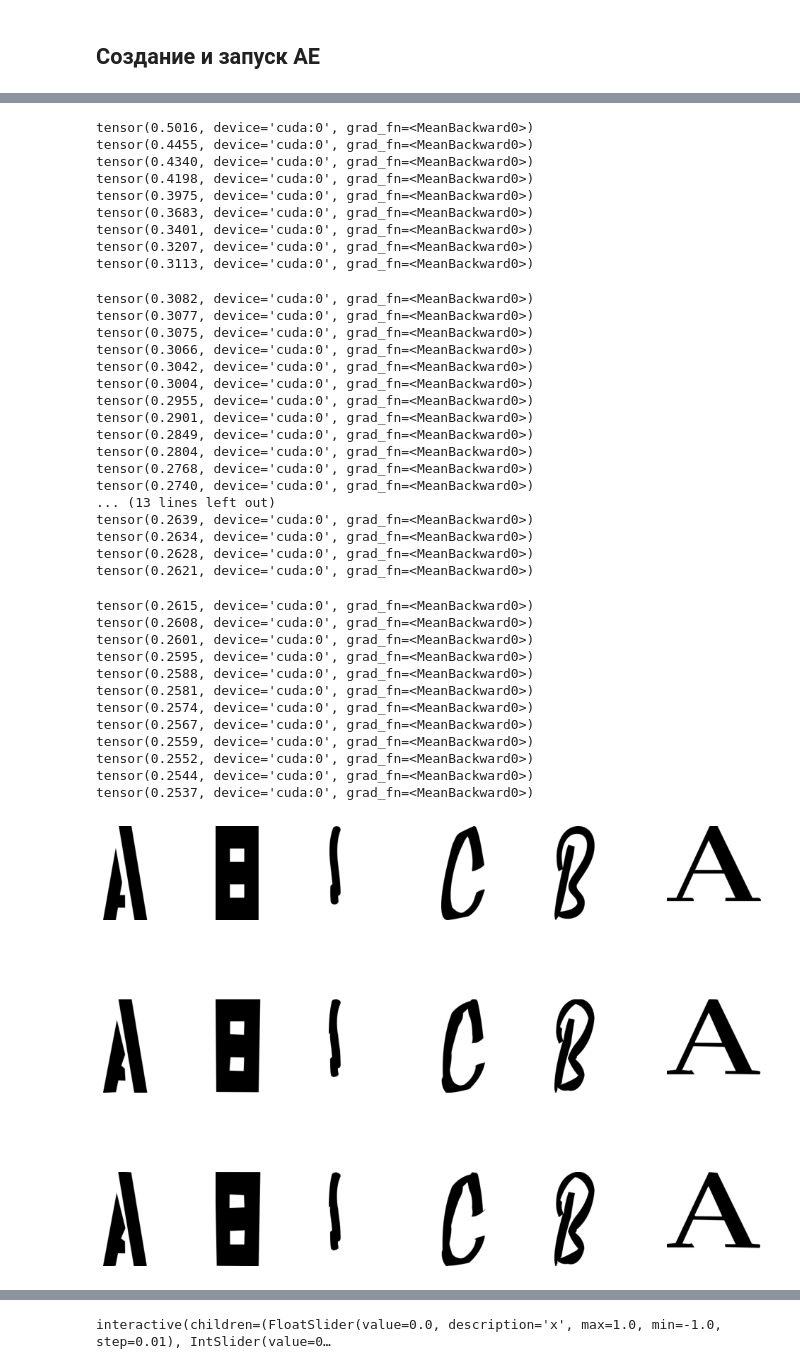
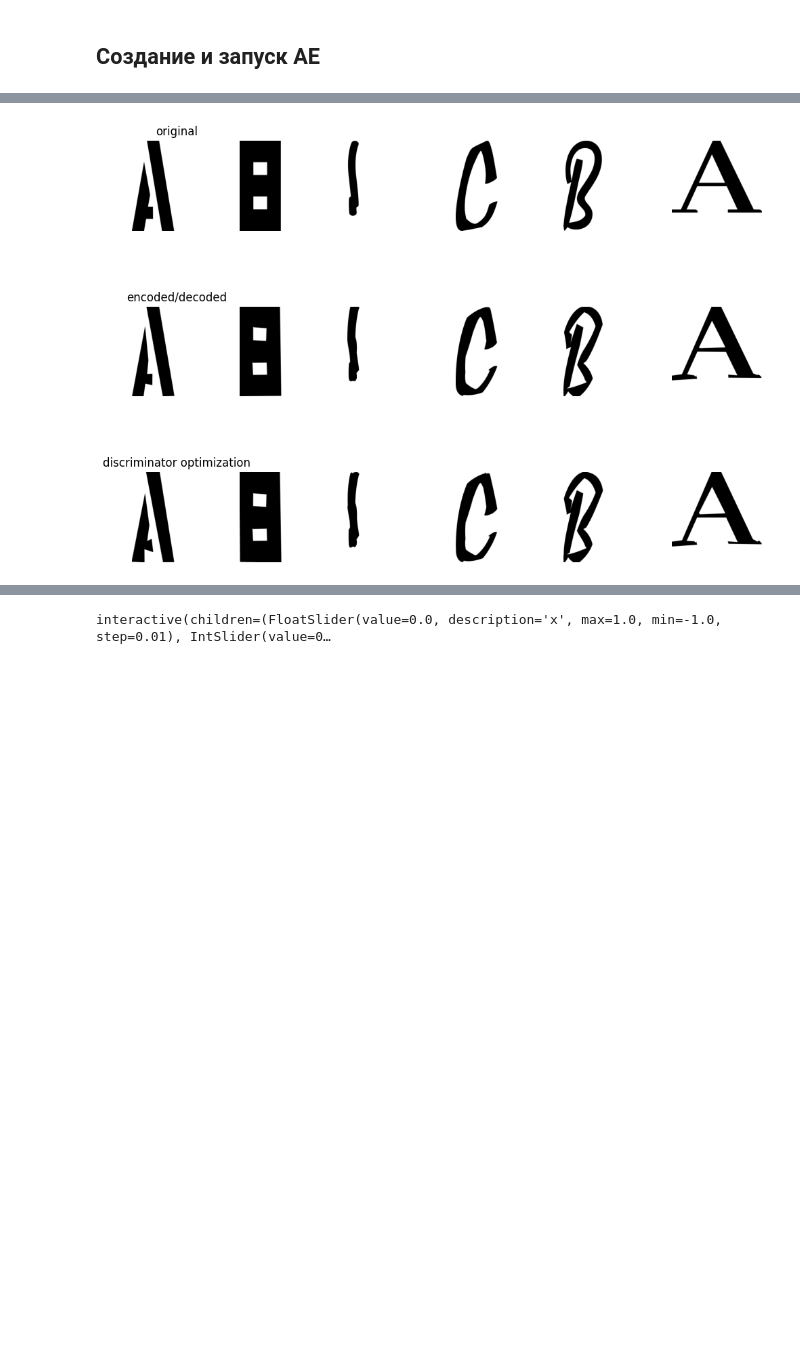
Before and after one commit to flydzen/diploma, a Jupyter notebook: diffuse_cond.ipynb, the cells around one changed output, grey strips where cells are left out. Drawn from its saved outputs; the diff is of its cells as text; code cells hidden in the pictures; blank space fills up the shorter version.

```diff
--- a/diffuse_cond.ipynb
+++ b/diffuse_cond.ipynb
@@ -510,10 +556,11 @@ study.optimize(run_for_search, n_trials=14, show_progress_bar=True)
 #!g1.4
 force = False
 GLIPH_WIDTH = 256
-params = [SVG.ENCODE_HEIGHT * SVG.ENCODE_WIDTH, 2460, 1776, 862, 755, 657, GLIPH_WIDTH]
-d_params = [8 * SVG.ENCODE_WIDTH, 1024, 512, 256, 128, 64, 32, 16, 8, 4, 1]
-lr = 1e-4
-# lr = 2e-5
+params = [SVG.ENCODE_HEIGHT * SVG.ENCODE_WIDTH, 2466, 1774, 862, 755, 657, GLIPH_WIDTH]
+d_params = [8 * SVG.ENCODE_WIDTH, 512, 256, 128, 64, 32, 16, 8, 4, 1]
+# lr = 2e-3
+# lr = 1e-3
+lr = 6e-5
 
 model_ae, optimizer, scheduler = setup_ae(
     params=params,
@@ -524,7 +571,6 @@ model_ae, optimizer, scheduler = setup_ae(
     step_size=3,
     step_gamma=0.975,
 )
-progresser = Progresser(train_dataloader)
 if not force and model_ae.myload():
     print('AE had been loaded from file')
     save_folder = Path('models') / model_ae.__class__.__name__ / model_ae.name
@@ -643,71 +625,40 @@ plt.axis('off')
 
 pre_samples, _, _ = dataset_train[:(100)*imgs_num: 100]
 
 samples = []
 for font in pre_samples:
     samples.append(font[0].reshape(1, SVG.ENCODE_HEIGHT, SVG.ENCODE_WIDTH))
 samples = np.concatenate(samples)
 
 model_ae.eval()
 processed_samples = to_numpy(model_ae(torch.Tensor(samples).to(device)))
+
 refined_samples = to_numpy(
     model_ae.discriminator[0].optimize(
         torch.Tensor(processed_samples).to(device),
-        steps=50,
-        lr=1e-4,
+        steps=300,
+        lr=2e-5,
     )
 )
 
 for i in range(imgs_num):
     plt.subplot(3, imgs_num, i + 1)
     plt.axis('off')
+    if i == 0:
+        plt.title('original')
     show_sampled(samples[i])
 for i in range(imgs_num):
     plt.subplot(3, imgs_num, imgs_num + i + 1)
     plt.axis('off')
+    if i == 0:
+        plt.title('encoded/decoded')
     show_sampled(processed_samples[i])
 for i in range(imgs_num):
     plt.subplot(3, imgs_num, imgs_num * 2 + i + 1)
     plt.axis('off')
+    if i == 0:
+        plt.title('discriminator optimization')
     show_sampled(refined_samples[i])
 plt.show()
 # %% [output]
-tensor(0.5016, device='cuda:0', grad_fn=<MeanBackward0>)
-tensor(0.4455, device='cuda:0', grad_fn=<MeanBackward0>)
-tensor(0.4340, device='cuda:0', grad_fn=<MeanBackward0>)
-tensor(0.4198, device='cuda:0', grad_fn=<MeanBackward0>)
-tensor(0.3975, device='cuda:0', grad_fn=<MeanBackward0>)
-tensor(0.3683, device='cuda:0', grad_fn=<MeanBackward0>)
-tensor(0.3401, device='cuda:0', grad_fn=<MeanBackward0>)
-tensor(0.3207, device='cuda:0', grad_fn=<MeanBackward0>)
-tensor(0.3113, device='cuda:0', grad_fn=<MeanBackward0>)
-tensor(0.3082, device='cuda:0', grad_fn=<MeanBackward0>)
-tensor(0.3077, device='cuda:0', grad_fn=<MeanBackward0>)
-tensor(0.3075, device='cuda:0', grad_fn=<MeanBackward0>)
-tensor(0.3066, device='cuda:0', grad_fn=<MeanBackward0>)
-tensor(0.3042, device='cuda:0', grad_fn=<MeanBackward0>)
-tensor(0.3004, device='cuda:0', grad_fn=<MeanBackward0>)
-tensor(0.2955, device='cuda:0', grad_fn=<MeanBackward0>)
-tensor(0.2901, device='cuda:0', grad_fn=<MeanBackward0>)
-tensor(0.2849, device='cuda:0', grad_fn=<MeanBackward0>)
-tensor(0.2804, device='cuda:0', grad_fn=<MeanBackward0>)
-tensor(0.2768, device='cuda:0', grad_fn=<MeanBackward0>)
-tensor(0.2740, device='cuda:0', grad_fn=<MeanBackward0>)
-... (13 lines left out)
-tensor(0.2639, device='cuda:0', grad_fn=<MeanBackward0>)
-tensor(0.2634, device='cuda:0', grad_fn=<MeanBackward0>)
-tensor(0.2628, device='cuda:0', grad_fn=<MeanBackward0>)
-tensor(0.2621, device='cuda:0', grad_fn=<MeanBackward0>)
-tensor(0.2615, device='cuda:0', grad_fn=<MeanBackward0>)
-tensor(0.2608, device='cuda:0', grad_fn=<MeanBackward0>)
-tensor(0.2601, device='cuda:0', grad_fn=<MeanBackward0>)
-tensor(0.2595, device='cuda:0', grad_fn=<MeanBackward0>)
-tensor(0.2588, device='cuda:0', grad_fn=<MeanBackward0>)
-tensor(0.2581, device='cuda:0', grad_fn=<MeanBackward0>)
-tensor(0.2574, device='cuda:0', grad_fn=<MeanBackward0>)
-tensor(0.2567, device='cuda:0', grad_fn=<MeanBackward0>)
-tensor(0.2559, device='cuda:0', grad_fn=<MeanBackward0>)
-tensor(0.2552, device='cuda:0', grad_fn=<MeanBackward0>)
-tensor(0.2544, device='cuda:0', grad_fn=<MeanBackward0>)
-tensor(0.2537, device='cuda:0', grad_fn=<MeanBackward0>)
-[figure, old version]
+[figure, new version]
```
Also changed, not shown: parts of 40 cells of this notebook, 4 other files.
